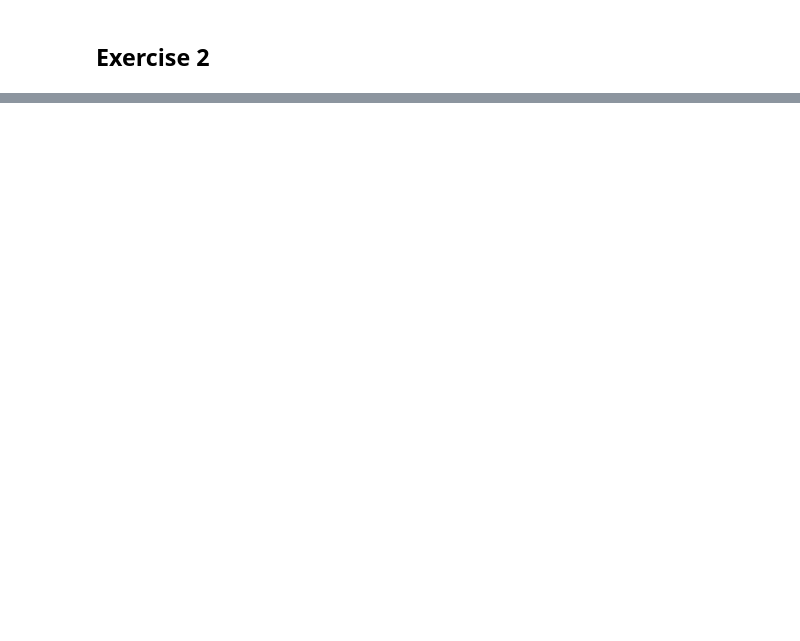
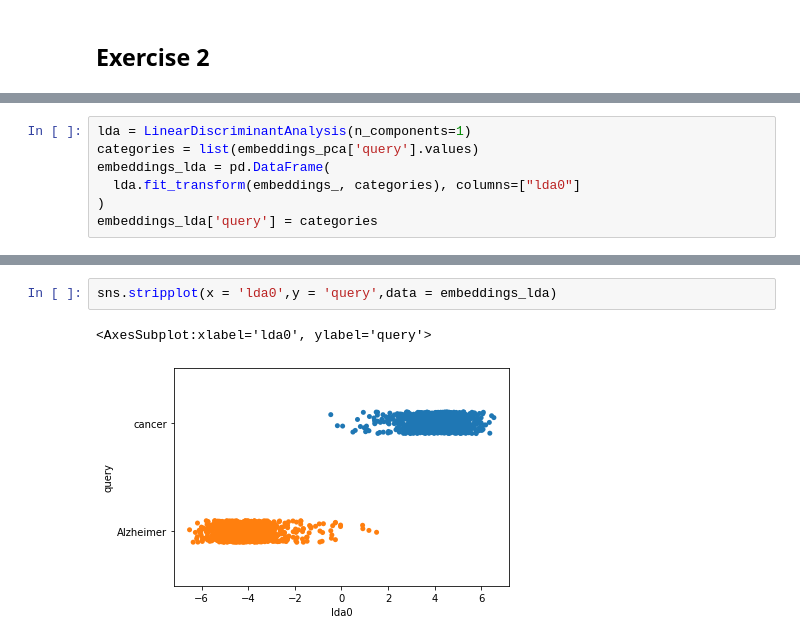
Before and after one commit to VenugopalBhatia/BIS_634, a Jupyter notebook: Assignments/HW_10Oct/Consolidated.ipynb, the cells around one changed output, grey strips where cells are left out. Cells and saved outputs as stored; diff of their text form; blank space fills up the shorter version.

```diff
--- a/Assignments/HW_10Oct/Consolidated.ipynb
+++ b/Assignments/HW_10Oct/Consolidated.ipynb
@@ -181,0 +270,7 @@ df_alzheimer_nl
+# %%
+lda = LinearDiscriminantAnalysis(n_components=1)
+categories = list(embeddings_pca['query'].values)
+embeddings_lda = pd.DataFrame(
+  lda.fit_transform(embeddings_, categories), columns=["lda0"]
+)
+embeddings_lda['query'] = categories
@@ -181,0 +293,5 @@ df_alzheimer_nl
+# %%
+sns.stripplot(x = 'lda0',y = 'query',data = embeddings_lda)
+# %% [output]
+<AxesSubplot:xlabel='lda0', ylabel='query'>
+[figure, added]
```
Also changed, not shown: parts of 66 cells of this notebook, 10 other files.
